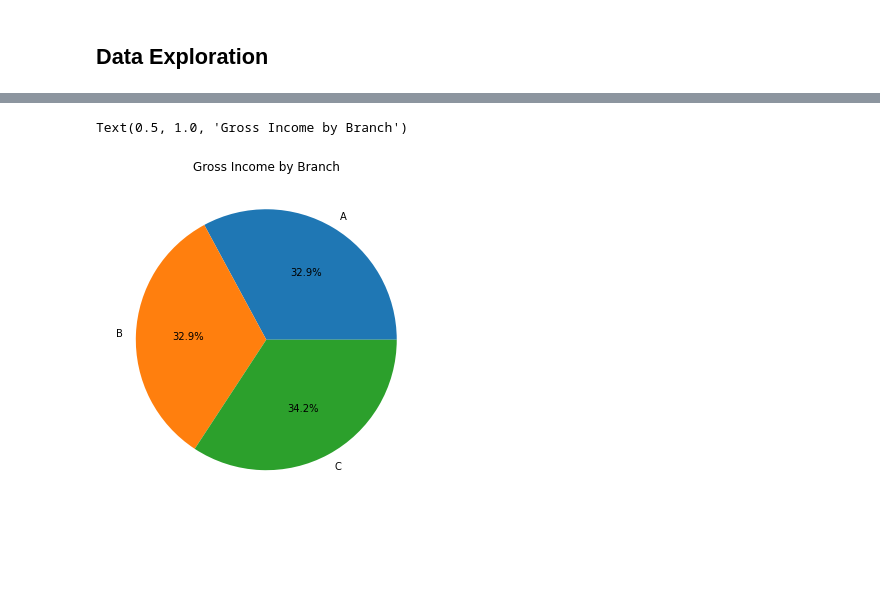
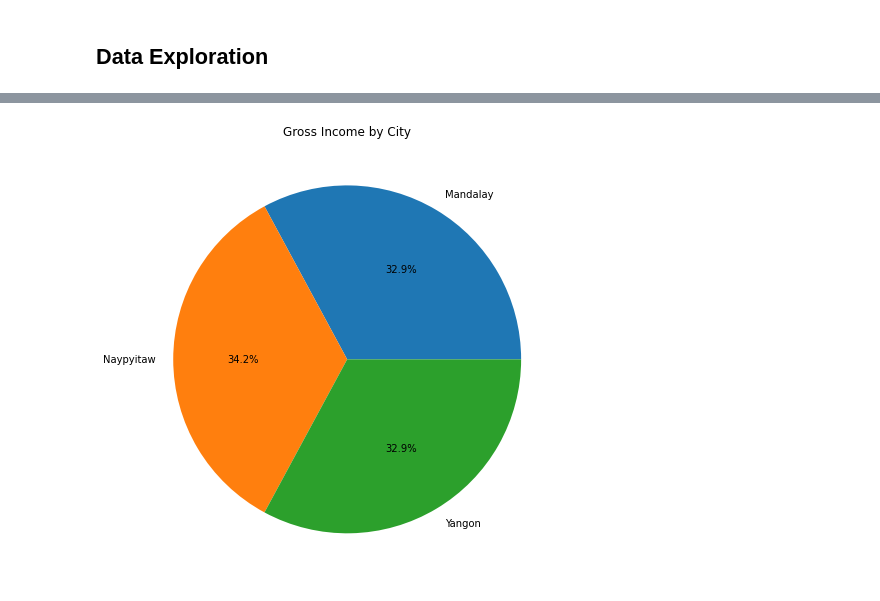
Before and after one commit to Penzragon/h8dsft_Milestone1, a Jupyter notebook: script.ipynb, the cells around one changed output, grey strips where cells are left out. Drawn from its saved outputs; the diff is of its cells as text; code cells hidden in the pictures; blank space fills up the shorter version.

```diff
--- a/script.ipynb
+++ b/script.ipynb
@@ -163,5 +161,5 @@ Pada bagian ini akan dilakukan penghapusan kolom `date` dan `time` karena sudah
 # %%
-sales = sales.drop(columns=['date', 'time'])
+sales = sales.drop(columns=['date', 'time', 'branch'])
 # %% [markdown]
 Bentuk dataframe setelah dilakukan penghapusan kolom.
 # %%
@@ -212,2 +212,2 @@ Dari info diatas dapat dilihat kolom `datetime` sekarang sudah berbentuk **datet
 # %%
-grouped_datetime = sales.groupby([sales.datetime.dt.date, 'branch']).gross_income.sum().reset_index()
+income_by_date = sales.groupby([sales.datetime.dt.date, 'city']).gross_income.sum().reset_index()
@@ -216,7 +248,7 @@ px.plot(grouped_datetime, x='datetime', y='gross_income', kind='line', color='br
 # %%
-plt.figure(figsize=(12, 6))
-plt.pie(grouped_datetime.groupby('branch').gross_income.sum(), labels=grouped_datetime.groupby('branch').gross_income.sum().index, autopct='%1.1f%%')
-plt.title('Gross Income by Branch')
+plt.figure(figsize=(20, 8))
+plt.pie(income_by_date.groupby('city').gross_income.sum(), labels=income_by_date.groupby('city').gross_income.sum().index, autopct='%1.1f%%')
+plt.title('Gross Income by City')
+plt.show()
 # %% [output]
-Text(0.5, 1.0, 'Gross Income by Branch')
-[figure, old version]
+[figure, new version]
```
Also changed, not shown: parts of 32 cells of this notebook.
